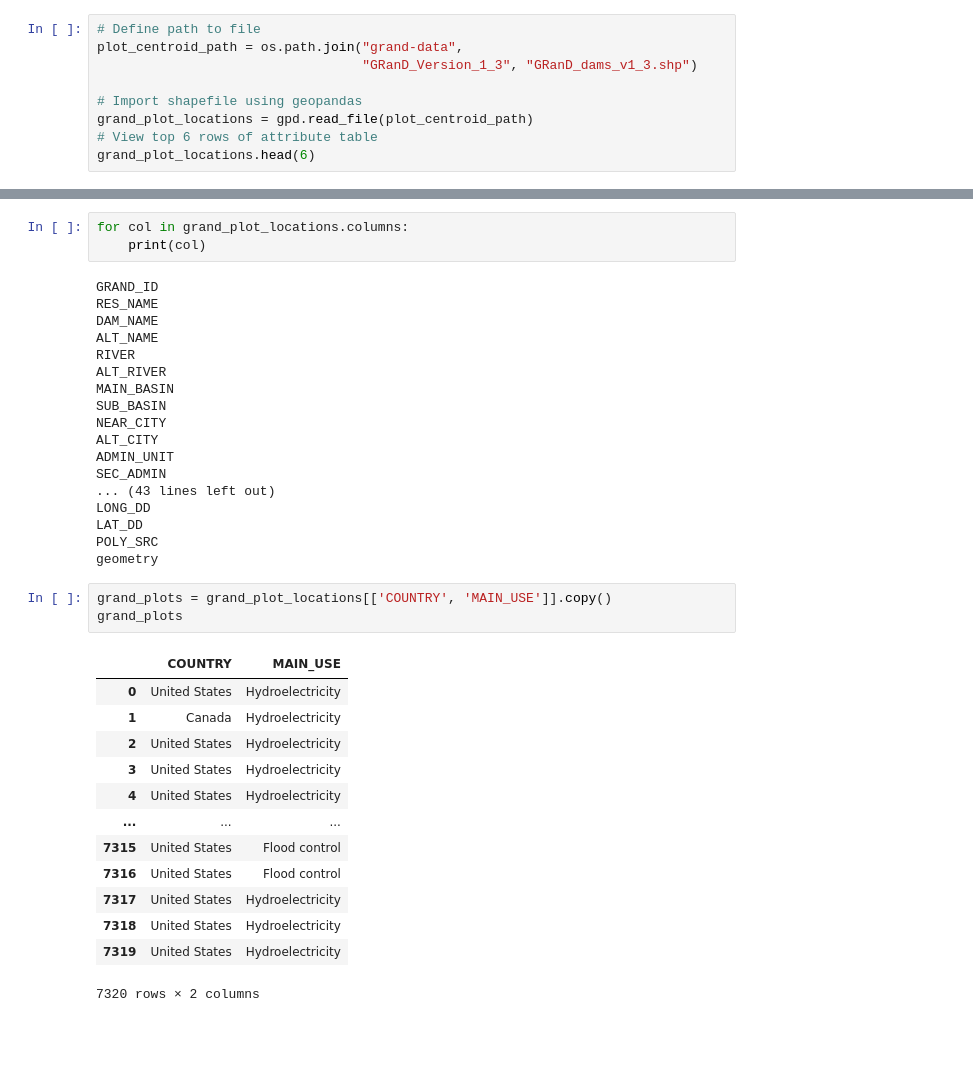
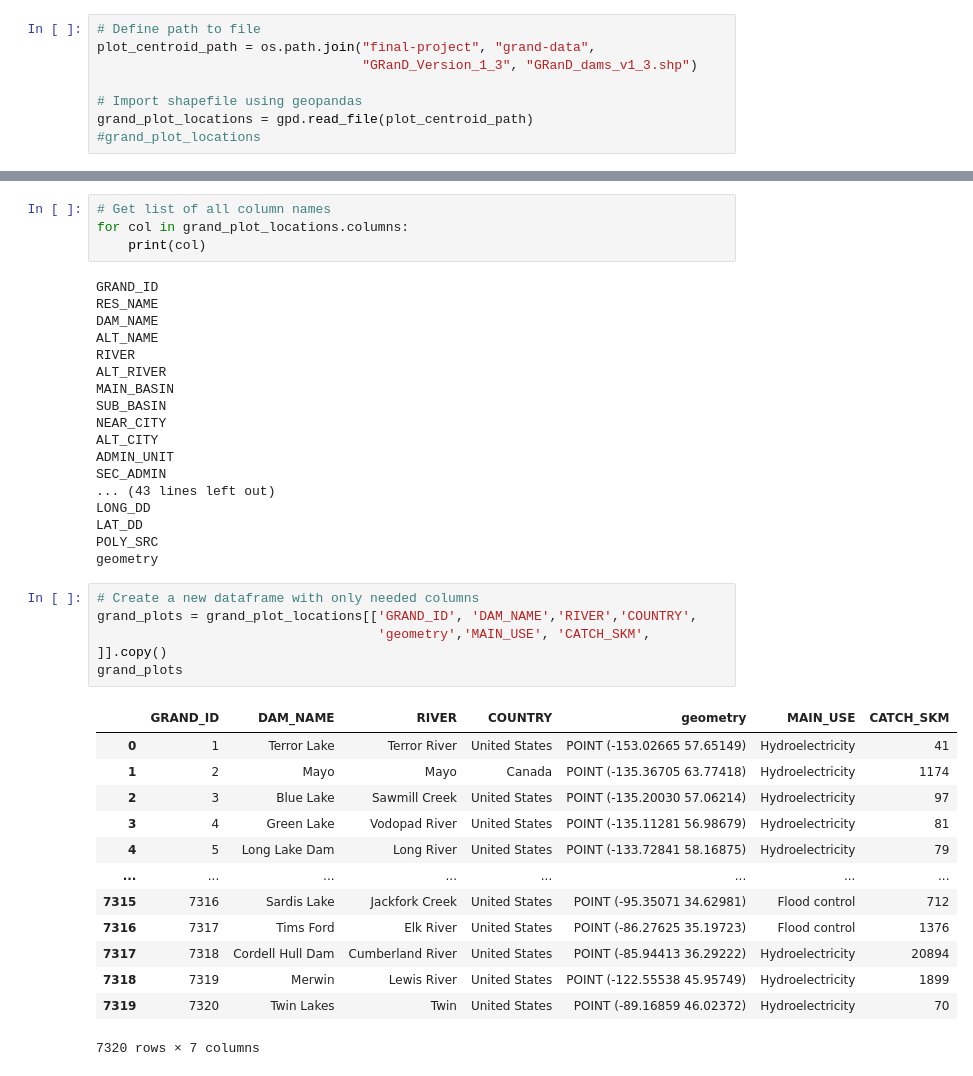
Before and after one commit to brianpinke/ea-2021-final-project-dam-project, a Jupyter notebook: grand-data-ex.ipynb, the cells around one changed output, grey strips where cells are left out. Saved outputs shown, nothing was run; the diff lists cells and outputs as text; blank space fills up the shorter version.

```diff
--- a/grand-data-ex.ipynb
+++ b/grand-data-ex.ipynb
@@ -11,9 +19,8 @@ os.chdir(os.path.join(et.io.HOME, 'final-project'))
 # %%
 # Define path to file
-plot_centroid_path = os.path.join("grand-data",
+plot_centroid_path = os.path.join("final-project", "grand-data",
                                   "GRanD_Version_1_3", "GRanD_dams_v1_3.shp")
 
 # Import shapefile using geopandas
 grand_plot_locations = gpd.read_file(plot_centroid_path)
-# View top 6 rows of attribute table
-grand_plot_locations.head(6)
+#grand_plot_locations
@@ -29,4 +27,5 @@ grand_plot_locations.head(6)
 # %%
+# Get list of all column names
 for col in grand_plot_locations.columns:
     print(col)
 # %% [output]
@@ -48,19 +47,21 @@ LAT_DD
 POLY_SRC
 geometry
 # %%
-grand_plots = grand_plot_locations[['COUNTRY', 'MAIN_USE']].copy()
+# Create a new dataframe with only needed columns
+grand_plots = grand_plot_locations[['GRAND_ID', 'DAM_NAME','RIVER','COUNTRY',
+                                    'geometry','MAIN_USE', 'CATCH_SKM', ]].copy()
 grand_plots
 # %% [output]
-|  | COUNTRY | MAIN_USE |
-| 0 | United States | Hydroelectricity |
-| 1 | Canada | Hydroelectricity |
-| 2 | United States | Hydroelectricity |
-| 3 | United States | Hydroelectricity |
-| 4 | United States | Hydroelectricity |
-| ... | ... | ... |
-| 7315 | United States | Flood control |
-| 7316 | United States | Flood control |
-| 7317 | United States | Hydroelectricity |
-| 7318 | United States | Hydroelectricity |
-| 7319 | United States | Hydroelectricity |
+|  | GRAND_ID | DAM_NAME | RIVER | COUNTRY | geometry | MAIN_USE | CATCH_SKM |
+| 0 | 1 | Terror Lake | Terror River | United States | POINT (-153.02665 57.65149) | Hydroelectricity | 41 |
+| 1 | 2 | Mayo | Mayo | Canada | POINT (-135.36705 63.77418) | Hydroelectricity | 1174 |
+| 2 | 3 | Blue Lake | Sawmill Creek | United States | POINT (-135.20030 57.06214) | Hydroelectricity | 97 |
+| 3 | 4 | Green Lake | Vodopad River | United States | POINT (-135.11281 56.98679) | Hydroelectricity | 81 |
+| 4 | 5 | Long Lake Dam | Long River | United States | POINT (-133.72841 58.16875) | Hydroelectricity | 79 |
+| ... | ... | ... | ... | ... | ... | ... | ... |
+| 7315 | 7316 | Sardis Lake | Jackfork Creek | United States | POINT (-95.35071 34.62981) | Flood control | 712 |
+| 7316 | 7317 | Tims Ford | Elk River | United States | POINT (-86.27625 35.19723) | Flood control | 1376 |
+| 7317 | 7318 | Cordell Hull Dam | Cumberland River | United States | POINT (-85.94413 36.29222) | Hydroelectricity | 20894 |
+| 7318 | 7319 | Merwin | Lewis River | United States | POINT (-122.55538 45.95749) | Hydroelectricity | 1899 |
+| 7319 | 7320 | Twin Lakes | Twin | United States | POINT (-89.16859 46.02372) | Hydroelectricity | 70 |
-7320 rows × 2 columns
+7320 rows × 7 columns
```
Also changed, not shown: parts of 14 cells of this notebook.
